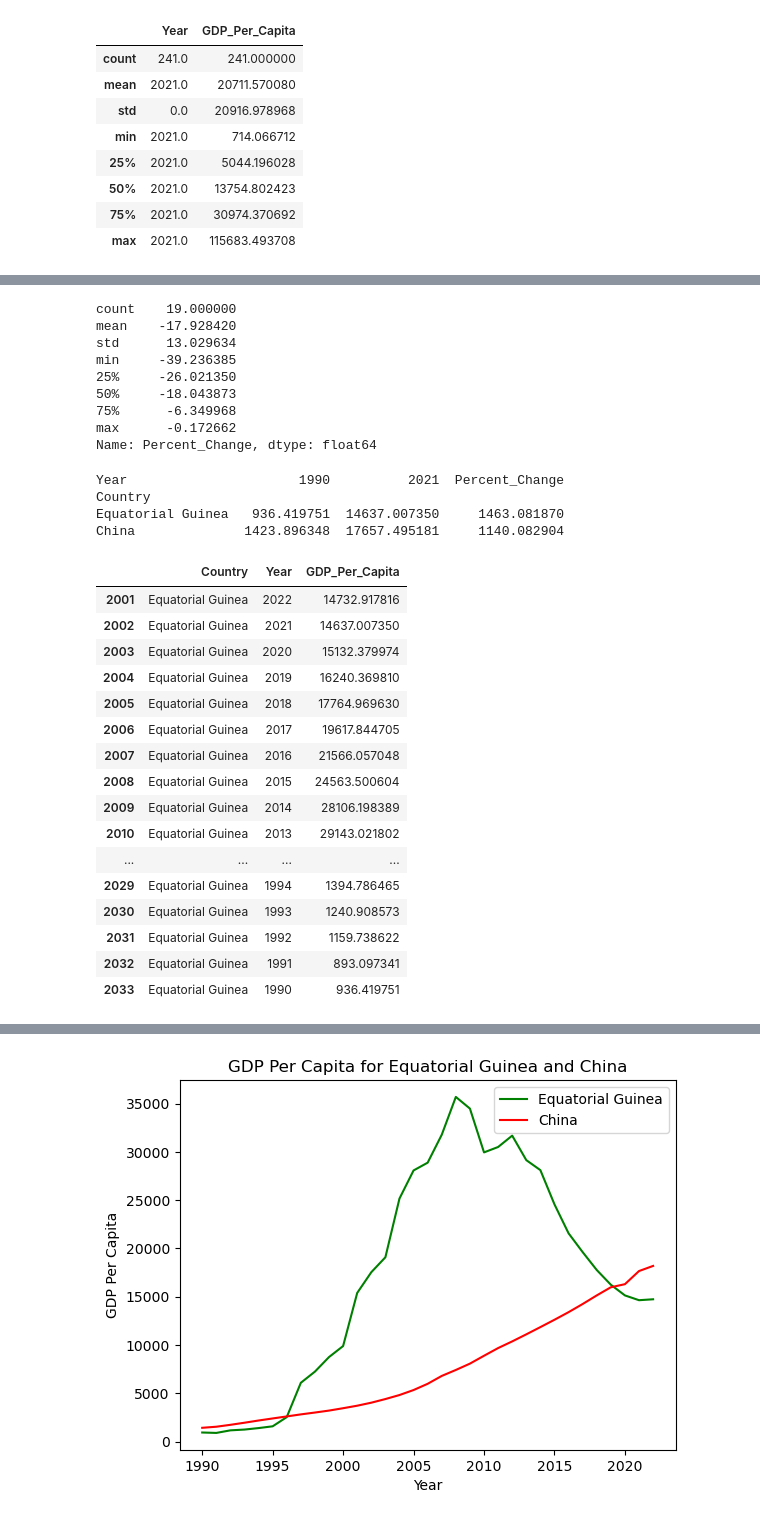
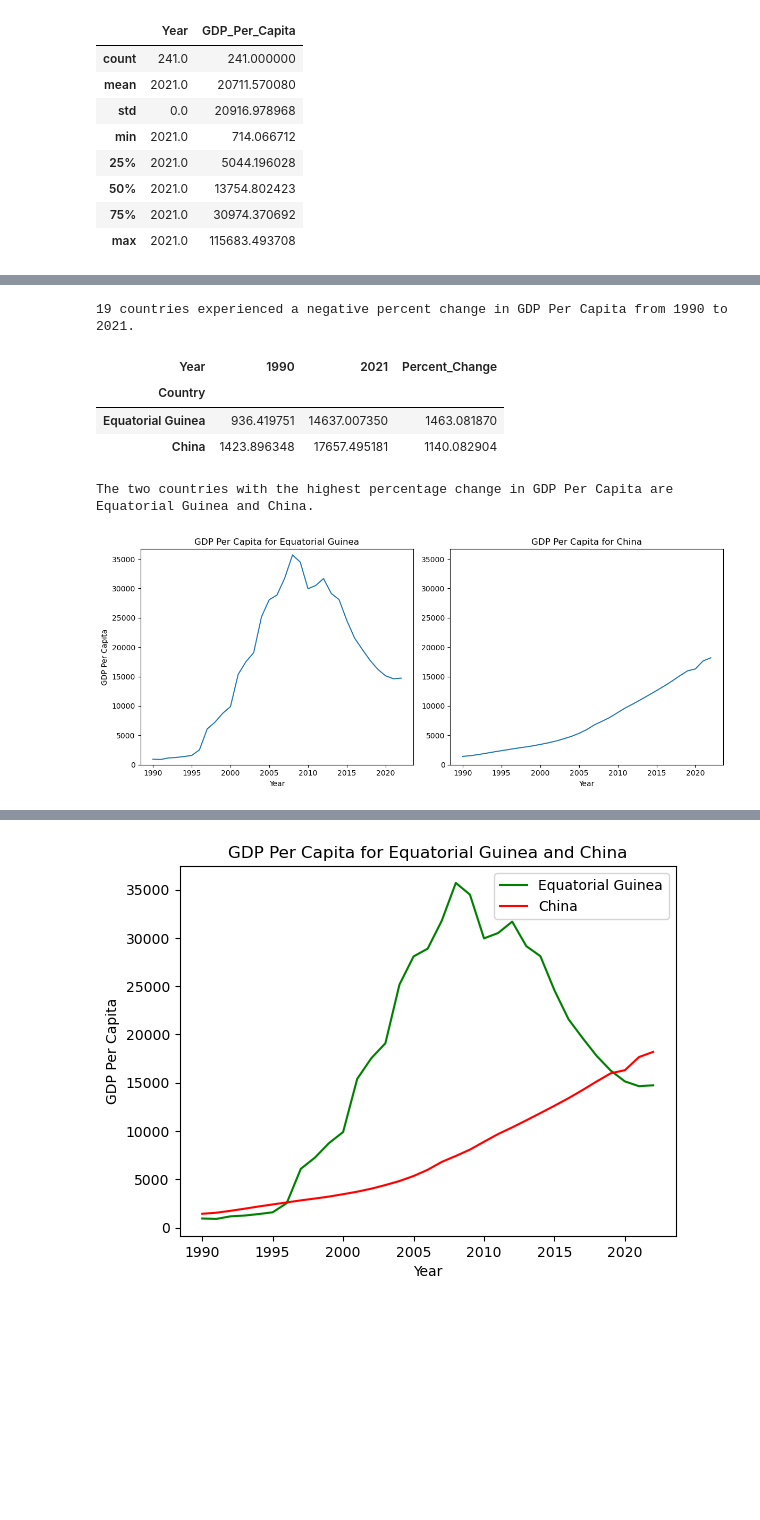
Before and after one commit to nss-data-science-cohort-8/un-exploration-alexanderjireland, a Jupyter notebook: notebooks/UN_Data_Exploration.ipynb, the cells around one changed output, grey strips where cells are left out. Cells and saved outputs as stored; diff of their text form; code cells hidden in the pictures; blank space fills up the shorter version.

```diff
--- a/notebooks/UN_Data_Exploration.ipynb
+++ b/notebooks/UN_Data_Exploration.ipynb
@@ -138,7 +163,11 @@ print(gdp_2021.sort_values('GDP_Per_Capita'))
 # %%
 #Now back to the full gdp_df, just going to look at years 1990 and 2021
-gdp_df_filtered = gdp_df[gdp_df['Year'].isin([1990,2021])]
-gdp_pivoted = gdp_df_filtered.pivot_table(index='Country', columns='Year', values='GDP_Per_Capita')
-gdp_pivoted = gdp_pivoted.dropna()
-print(gdp_pivoted)
+first_year = 1990 #first year we want to look at
+final_year = 2021 #final year we want to look at
+gdp_pivoted = (
+    gdp_df[gdp_df['Year'].isin([first_year,final_year])]
+    .pivot_table(index='Country', columns='Year', values='GDP_Per_Capita', observed=False)
+    .dropna()
+)
+gdp_pivoted
 # %% [output]
@@ -161,5 +188,5 @@ The default value of observed=False is deprecated and will change to observed=Tr
 # %%
 #add percent change column to compare 1990 and 2021 GDP Per Capita
-gdp_pivoted['Percent_Change'] = (100 * (gdp_pivoted[2021]-gdp_pivoted[1990])/(gdp_pivoted[1990]))
-print(gdp_pivoted)
+gdp_pivoted['Percent_Change'] = (100 * (gdp_pivoted[final_year]-gdp_pivoted[first_year])/(gdp_pivoted[first_year]))
+gdp_pivoted
 # %% [output]
@@ -181,49 +207,44 @@ Zimbabwe                     2704.757299   2115.144555      -21.799100
 # %%
 #How many countries experienced a negative percent change from 1990 to 2021?
 gdp_pivoted_neg_change = gdp_pivoted[gdp_pivoted['Percent_Change']<0]
-gdp_pivoted_neg_change['Percent_Change'].describe()
-#18 countries experienced a negative percent change
+num_countries_gdp_neg_change = gdp_pivoted_neg_change['Percent_Change'].count()
+print(f'{num_countries_gdp_neg_change} countries experienced a negative percent change in GDP Per Capita from {first_year} to {final_year}.')
 # %% [output]
-count    19.000000
-mean    -17.928420
-std      13.029634
-min     -39.236385
-25%     -26.021350
-50%     -18.043873
-75%      -6.349968
-max      -0.172662
-Name: Percent_Change, dtype: float64
+19 countries experienced a negative percent change in GDP Per Capita from 1990 to 2021.
 # %%
 #looking for top two countries with increase in GDP Per Cap from 1990 to 2021
 gdp_pivoted_pos_change=gdp_pivoted[gdp_pivoted['Percent_Change']>=0]
 gdp_pivoted_pos_change = gdp_pivoted_pos_change.sort_values(by='Percent_Change', ascending=False)
-print(gdp_pivoted_pos_change.iloc[:2])
+gdp_pivoted_pos_change.iloc[:2]
 # %% [output]
-Year                      1990          2021  Percent_Change
-Country
-Equatorial Guinea   936.419751  14637.007350     1463.081870
-China              1423.896348  17657.495181     1140.082904
+| Year | 1990 | 2021 | Percent_Change |
+| Country |  |  |  |
+| Equatorial Guinea | 936.419751 | 14637.007350 | 1463.081870 |
+| China | 1423.896348 | 17657.495181 | 1140.082904 |
 # %%
 highest_percent_change_country=gdp_pivoted_pos_change.index[0]
 second_highest_percent_change_country=gdp_pivoted_pos_change.index[1]
 highest_pct_df = gdp_df[gdp_df['Country']==highest_percent_change_country]
 second_highest_pct_df = gdp_df[gdp_df['Country']==second_highest_percent_change_country]
-highest_pct_df
+print(f'The two countries with the highest percentage change in GDP Per Capita are {highest_percent_change_country} and {second_highest_percent_change_country}.')
+
+fig, axes = plt.subplots(1, 2, figsize=(12, 5))
+y_min = 0
+y_max = max(highest_pct_df['GDP_Per_Capita'].max(), second_highest_pct_df['GDP_Per_Capita'].max()) + 1000
+
+axes[0].plot(highest_pct_df['Year'], highest_pct_df['GDP_Per_Capita'])
+axes[0].set_title(f'GDP Per Capita for {highest_percent_change_country}')
+axes[0].set_xlabel('Year')
+axes[0].set_ylabel('GDP Per Capita')
+axes[0].set_ylim(y_min, y_max)
+
+axes[1].plot(second_highest_pct_df['Year'], second_highest_pct_df['GDP_Per_Capita'])
+axes[1].set_title('GDP Per Capita for ' + second_highest_percent_change_country)
+axes[1].set_xlabel('Year')
+#axes[1].set_ylabel('GDP Per Capita')
+axes[1].set_ylim(y_min, y_max)
+plt.tight_layout()
+plt.show()
 # %% [output]
-|  | Country | Year | GDP_Per_Capita |
-| 2001 | Equatorial Guinea | 2022 | 14732.917816 |
-| 2002 | Equatorial Guinea | 2021 | 14637.007350 |
-| 2003 | Equatorial Guinea | 2020 | 15132.379974 |
-| 2004 | Equatorial Guinea | 2019 | 16240.369810 |
-| 2005 | Equatorial Guinea | 2018 | 17764.969630 |
-| 2006 | Equatorial Guinea | 2017 | 19617.844705 |
-| 2007 | Equatorial Guinea | 2016 | 21566.057048 |
-| 2008 | Equatorial Guinea | 2015 | 24563.500604 |
-| 2009 | Equatorial Guinea | 2014 | 28106.198389 |
-| 2010 | Equatorial Guinea | 2013 | 29143.021802 |
-| ... | ... | ... | ... |
-| 2029 | Equatorial Guinea | 1994 | 1394.786465 |
-| 2030 | Equatorial Guinea | 1993 | 1240.908573 |
-| 2031 | Equatorial Guinea | 1992 | 1159.738622 |
-| 2032 | Equatorial Guinea | 1991 | 893.097341 |
-| 2033 | Equatorial Guinea | 1990 | 936.419751 |
+The two countries with the highest percentage change in GDP Per Capita are Equatorial Guinea and China.
+[figure, added]
```
Also changed, not shown: parts of 28 cells of this notebook.
